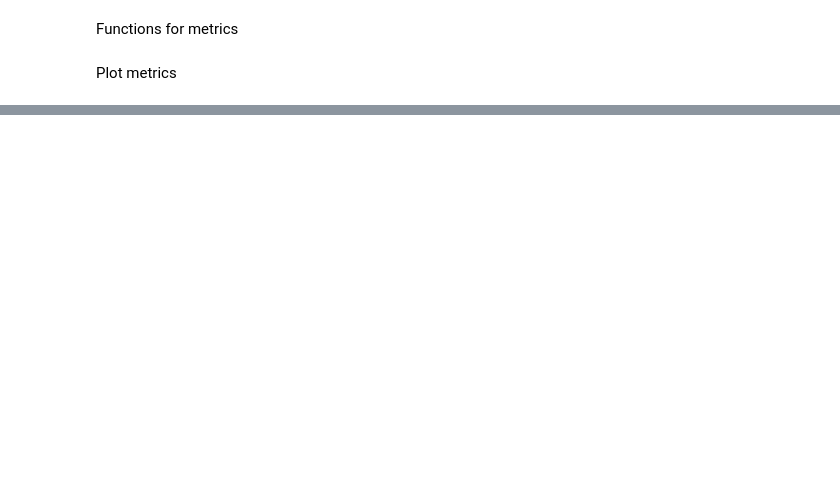
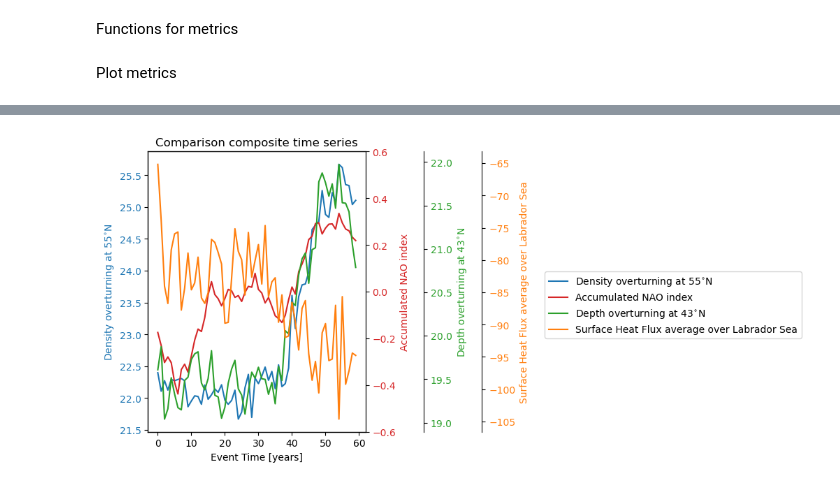
Before and after one commit to inagler/current, a Jupyter notebook: Compare_metrics_composites.ipynb, the cells around one changed output, grey strips where cells are left out. Cells and saved outputs as stored; diff of their text form; code cells hidden in the pictures; blank space fills up the shorter version.

```diff
--- a/Compare_metrics_composites.ipynb
+++ b/Compare_metrics_composites.ipynb
@@ -57,0 +79,36 @@ plt.show()
+# %%
+fig, ax1 = plt.subplots()
+
+color = 'tab:blue'
+ax1.set_xlabel('Event Time [years]')
+ax1.set_ylabel('Density overturning at 55$^{\circ}$N', color=color)
+ax1.plot(spg_dens_mean, color=color, label='Density overturning at 55$^{\circ}$N')
+ax1.tick_params(axis='y', labelcolor=color)
+
+ax2 = ax1.twinx()
+color = 'tab:red'
+ax2.set_ylabel('Accumulated NAO index', color=color)
+ax2.plot(nao_mean, color=color, label='Accumulated NAO index')
+ax2.tick_params(axis='y', labelcolor=color)
+ax2.set_ylim(-0.6, 0.6)  # Limit the y-axis from -2 to 2 for nao_mean
+
+ax3 = ax1.twinx()
+color = 'tab:green'
+ax3.spines['right'].set_position(('outward', 60))
+ax3.set_ylabel('Depth overturning at 43$^{\circ}$N', color=color)
+ax3.plot(dmoc_43N_mean, color=color, label='Depth overturning at 43$^{\circ}$N')
+ax3.tick_params(axis='y', labelcolor=color)
+
+ax4 = ax1.twinx()
+color = 'tab:orange'
+ax4.spines['right'].set_position(('outward', 120))
+ax4.set_ylabel('Surface Heat Flux average over Labrador Sea', color=color)
+ax4.plot(shf_lab_sea_mean, color=color, label='Surface Heat Flux average over Labrador Sea')
+ax4.tick_params(axis='y', labelcolor=color)
+
+fig.tight_layout()
+plt.title('Comparison composite time series')
+fig.legend(loc='center left', bbox_to_anchor=(1, 0.5))
+plt.show()
+# %% [output]
+[figure, added]
```
Also changed, not shown: parts of 5 cells of this notebook, 2 other files.
